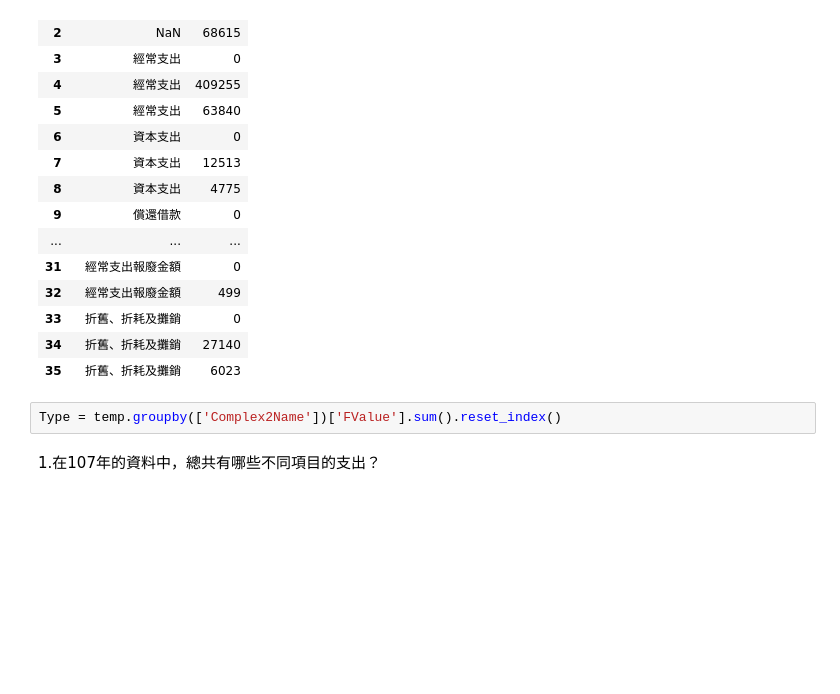
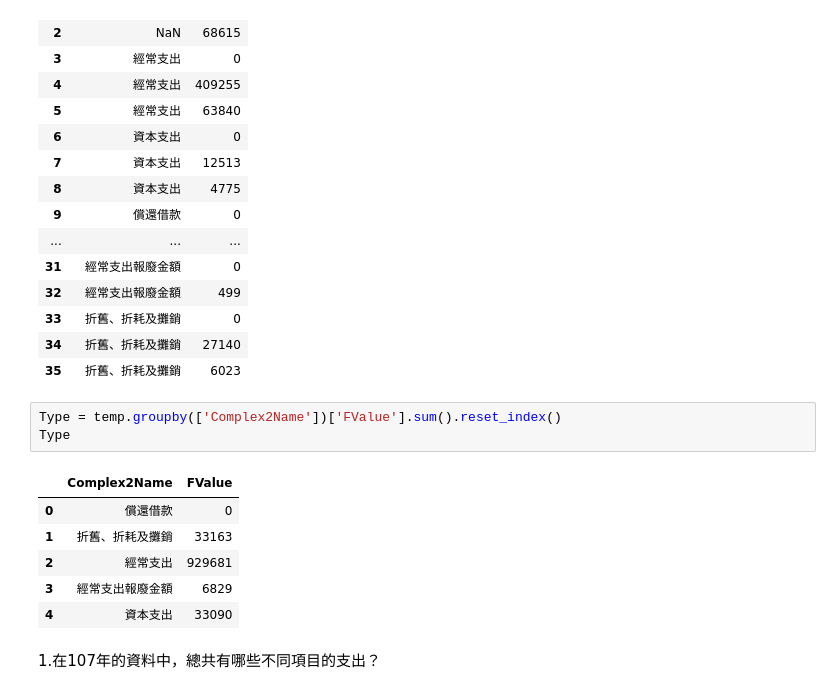
Before and after one commit to TinaChang1026/LAT, a Jupyter notebook: homework1/homework1.ipynb, the cells around one changed output. Cells and saved outputs as stored; diff of their text form; blank space fills up the shorter version.

```diff
--- a/homework1/homework1.ipynb
+++ b/homework1/homework1.ipynb
@@ -35,6 +35,14 @@ temp
 | 35 | 折舊、折耗及攤銷 | 6023 |
 # %%
 Type = temp.groupby(['Complex2Name'])['FValue'].sum().reset_index()
+Type
+# %% [output]
+|  | Complex2Name | FValue |
+| 0 | 償還借款 | 0 |
+| 1 | 折舊、折耗及攤銷 | 33163 |
+| 2 | 經常支出 | 929681 |
+| 3 | 經常支出報廢金額 | 6829 |
+| 4 | 資本支出 | 33090 |
 # %% [markdown]
 1.在107年的資料中，總共有哪些不同項目的支出？
 # %%
```
Also changed, not shown: parts of 2 cells of this notebook, 6 other files.
